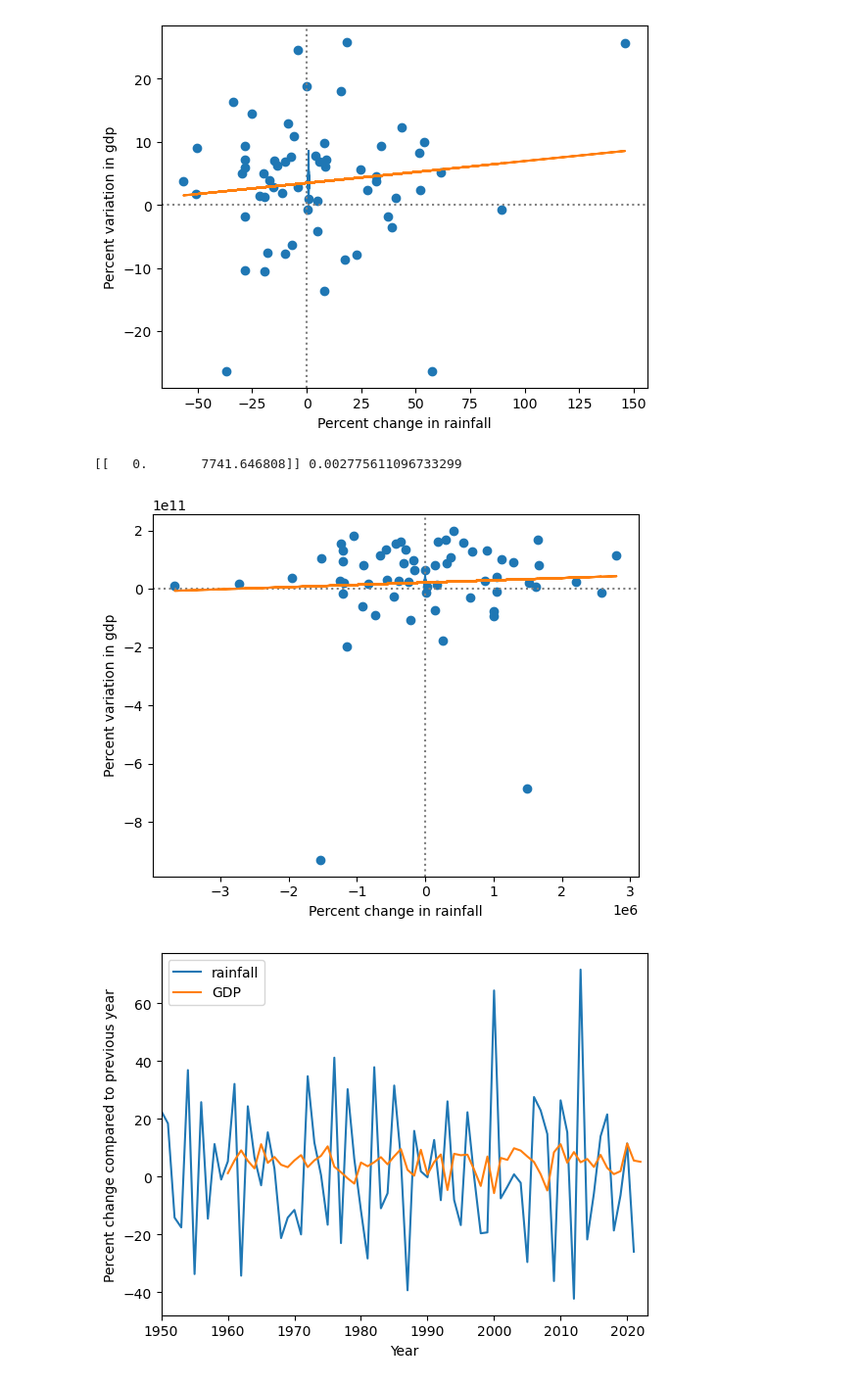
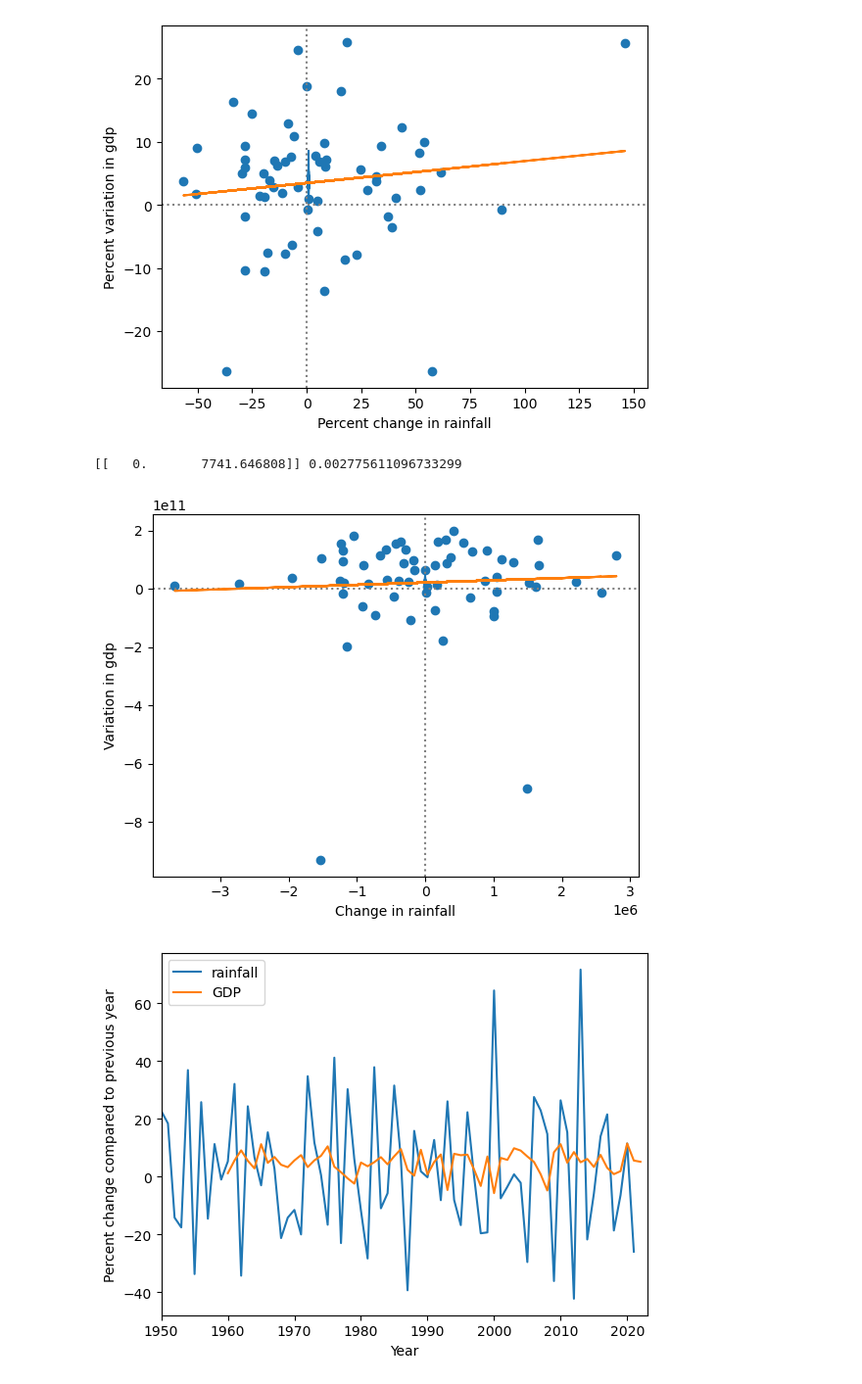
Before and after one commit to ebelchio12/nature-and-conflicts, a Jupyter notebook: EDA/rainfall/rainfall.ipynb, the cells around one changed output. Shown at 98% size. Drawn from its saved outputs; the diff is of its cells as text; code cells hidden in the pictures.

```diff
--- a/EDA/rainfall/rainfall.ipynb
+++ b/EDA/rainfall/rainfall.ipynb
@@ -203,27 +203,27 @@ plt.show()
 # %%
 year = df[df['Code'] == 'SYR'].Year
 
 gdp = df[df['Code'] == 'SYR'].ny_gdp_mktp_kd
 gdp_var = 100*np.diff(gdp)
 
 t, dates, winter_means = rainfall.get_country_winter_mean((1960,2023), 'SYR', world)
 variation = 100*np.diff(winter_means)
 
 plt.scatter(variation[1:], gdp_var[:-1])
-plt.xlabel('Percent change in rainfall')
-plt.ylabel('Percent variation in gdp')
+plt.xlabel('Change in rainfall')
+plt.ylabel('Variation in gdp')
 plt.axhline(0, color='gray', linestyle='dotted')
 plt.axvline(0, color='gray', linestyle='dotted')
 
 X = np.hstack((np.ones((len(variation[1:]), 1)), variation[1:].reshape(-1, 1)))
 y = gdp_var[:-1].reshape(-1, 1)
 reg = LinearRegression().fit(X, y)
 print(reg.coef_, reg.score(X, y))
 plt.plot(X, reg.predict(X))
 plt.show()
 # %% [output]
 [[   0.       7741.646808]] 0.002775611096733299
-[figure, old version]
+[figure, new version]
 # %%
 year = df[df['Code'] == 'TUR'].Year
 
```
Also changed, not shown: parts of 15 cells of this notebook, 4 other files.
